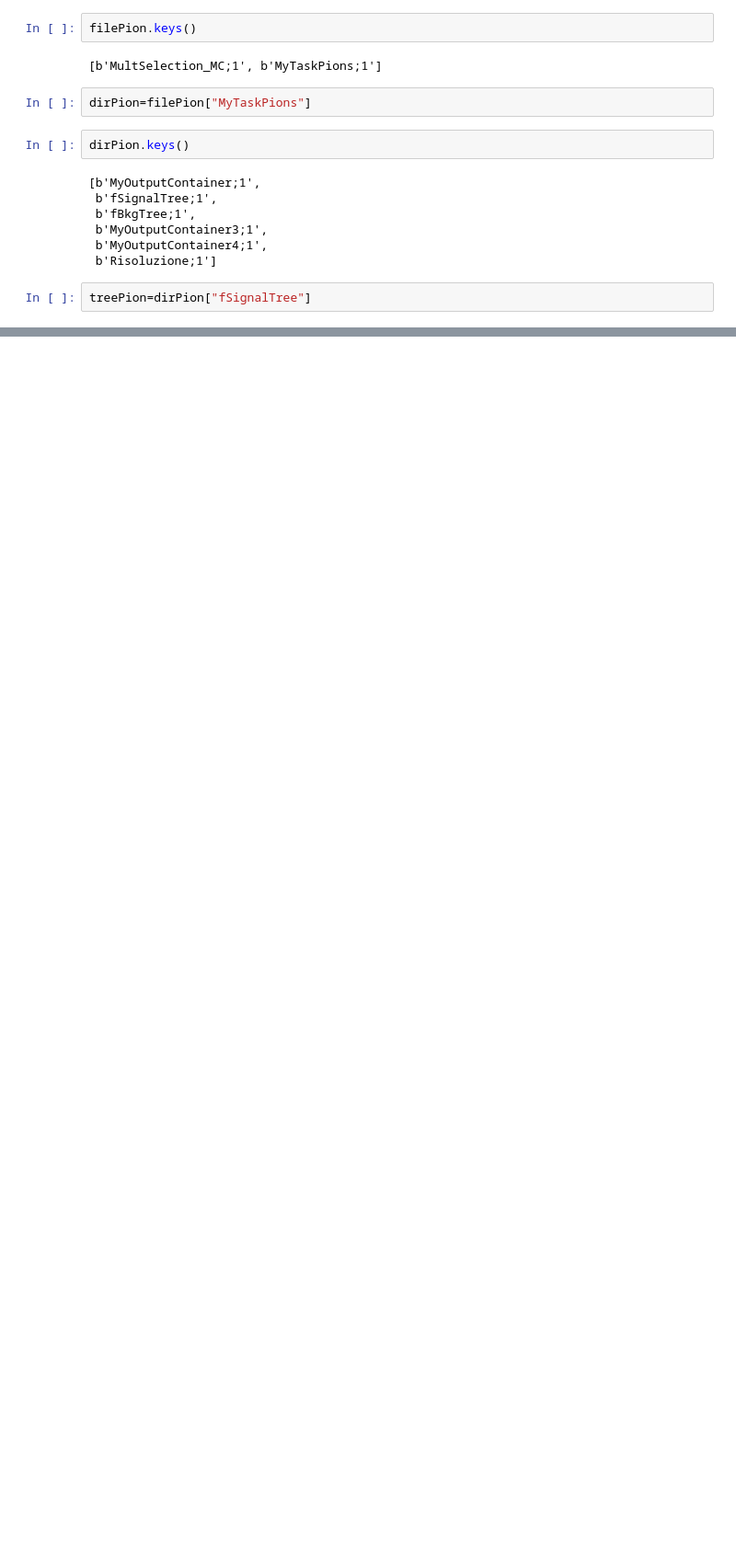
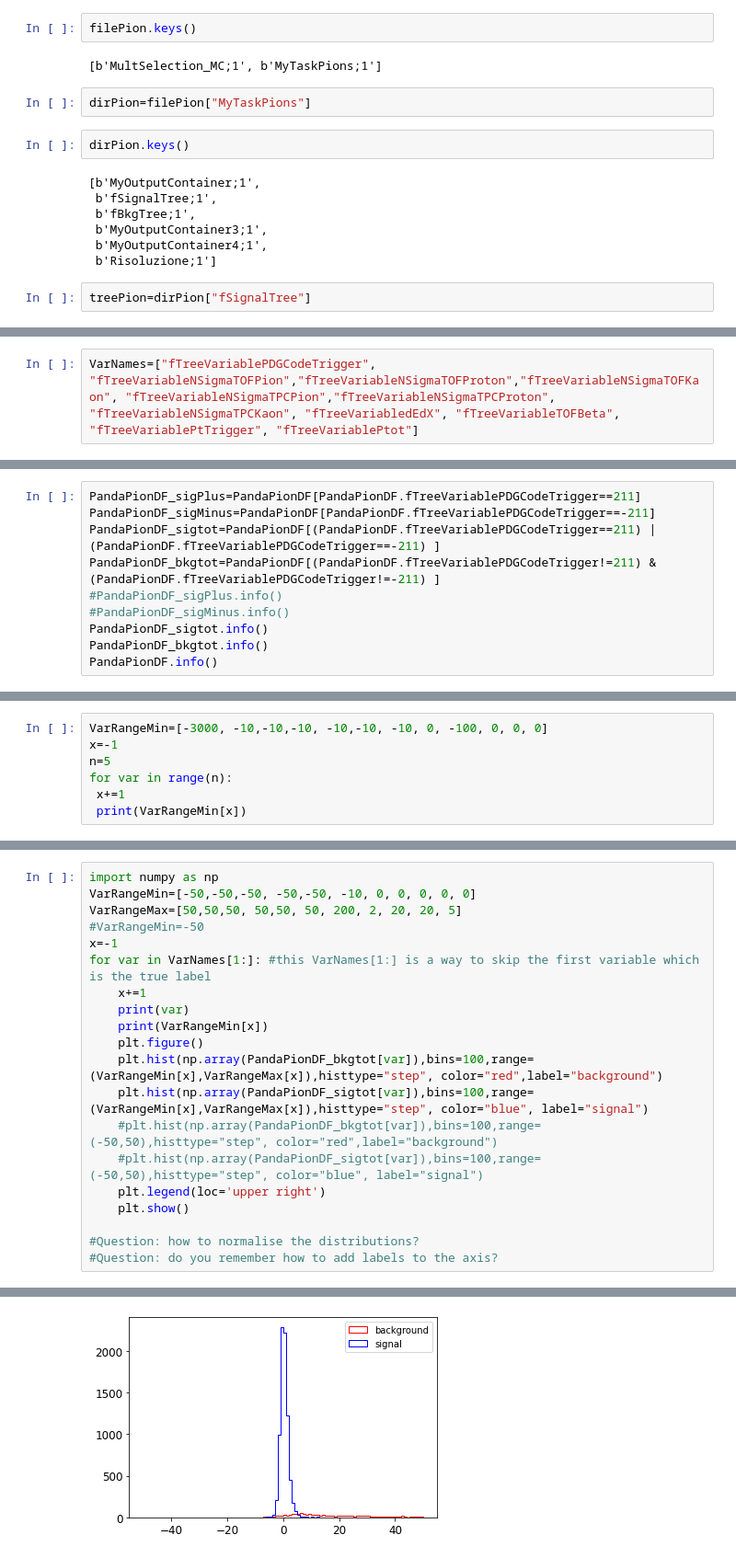
Before and after one commit to ChiaraDeMartin95/ciao, a Jupyter notebook: PionIDwithML.ipynb, the cells around one changed output, grey strips where cells are left out. Shown: that part at 92% size. Drawn from its saved outputs; the diff is of its cells as text; blank space fills up the shorter version.

```diff
--- a/PionIDwithML.ipynb
+++ b/PionIDwithML.ipynb
@@ -127,3 +142,5 @@ PandaPionDF=treePion.pandas.df(["fTreeVariableNSigmaTOF*", "fTreeVariableNSigmaT
+# %%
+VarNames=["fTreeVariablePDGCodeTrigger", "fTreeVariableNSigmaTOFPion","fTreeVariableNSigmaTOFProton","fTreeVariableNSigmaTOFKaon", "fTreeVariableNSigmaTPCPion","fTreeVariableNSigmaTPCProton", "fTreeVariableNSigmaTPCKaon", "fTreeVariabledEdX", "fTreeVariableTOFBeta", "fTreeVariablePtTrigger", "fTreeVariablePtot"]
 # %%
 PandaPionDF.info()
 # %% [output]
@@ -205,0 +251,10 @@ plt.legend()
+# %%
+PandaPionDF_sigPlus=PandaPionDF[PandaPionDF.fTreeVariablePDGCodeTrigger==211]
+PandaPionDF_sigMinus=PandaPionDF[PandaPionDF.fTreeVariablePDGCodeTrigger==-211]
+PandaPionDF_sigtot=PandaPionDF[(PandaPionDF.fTreeVariablePDGCodeTrigger==211) | (PandaPionDF.fTreeVariablePDGCodeTrigger==-211) ]
+PandaPionDF_bkgtot=PandaPionDF[(PandaPionDF.fTreeVariablePDGCodeTrigger!=211) & (PandaPionDF.fTreeVariablePDGCodeTrigger!=-211) ]
+#PandaPionDF_sigPlus.info()
+#PandaPionDF_sigMinus.info()
+PandaPionDF_sigtot.info()
+PandaPionDF_bkgtot.info()
+PandaPionDF.info()
@@ -205,0 +279,7 @@ plt.legend()
+# %%
+VarRangeMin=[-3000, -10,-10,-10, -10,-10, -10, 0, -100, 0, 0, 0]
+x=-1
+n=5
+for var in range(n):
+ x+=1
+ print(VarRangeMin[x])
@@ -205,0 +292,21 @@ plt.legend()
+# %%
+import numpy as np
+VarRangeMin=[-50,-50,-50, -50,-50, -10, 0, 0, 0, 0, 0]
+VarRangeMax=[50,50,50, 50,50, 50, 200, 2, 20, 20, 5]
+#VarRangeMin=-50
+x=-1
+for var in VarNames[1:]: #this VarNames[1:] is a way to skip the first variable which is the true label
+    x+=1
+    print(var)
+    print(VarRangeMin[x])
+    plt.figure()
+    plt.hist(np.array(PandaPionDF_bkgtot[var]),bins=100,range=(VarRangeMin[x],VarRangeMax[x]),histtype="step", color="red",label="background")
+    plt.hist(np.array(PandaPionDF_sigtot[var]),bins=100,range=(VarRangeMin[x],VarRangeMax[x]),histtype="step", color="blue", label="signal")
+    #plt.hist(np.array(PandaPionDF_bkgtot[var]),bins=100,range=(-50,50),histtype="step", color="red",label="background")
+    #plt.hist(np.array(PandaPionDF_sigtot[var]),bins=100,range=(-50,50),histtype="step", color="blue", label="signal")
+    plt.legend(loc='upper right')
+    plt.show()
+
+#Question: how to normalise the distributions?
+#Question: do you remember how to add labels to the axis?
+# %% [output]
@@ -205,0 +315 @@ plt.legend()
+[figure, added]
```
Also changed, not shown: parts of 68 cells of this notebook.
